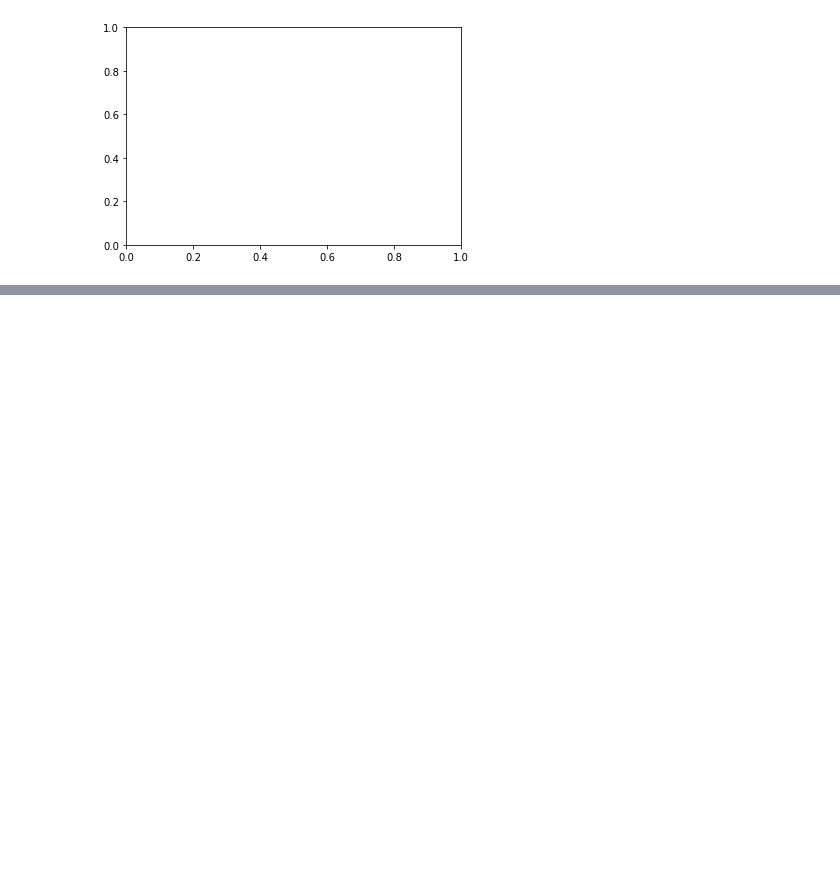
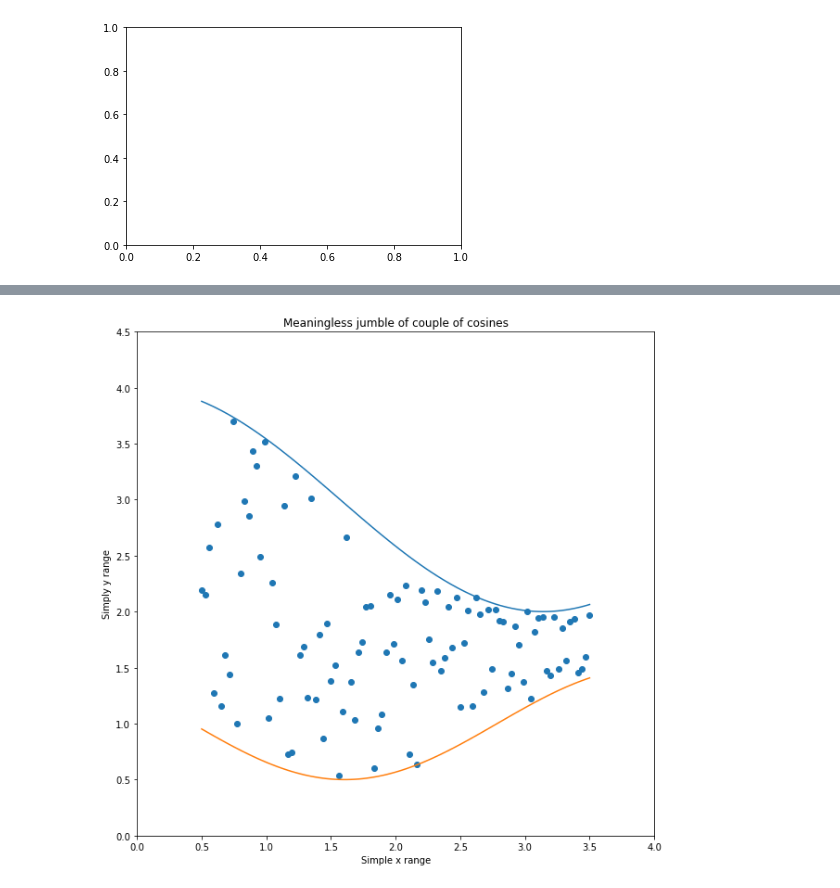
Before and after one commit to Poissonza/Python-Tutorial-Notes, a Jupyter notebook: 4. Matplotlib.ipynb, the cells around one changed output, grey strips where cells are left out. Saved outputs shown, nothing was run; the diff lists cells and outputs as text; code cells hidden in the pictures; blank space fills up the shorter version.

```diff
--- a/4. Matplotlib.ipynb
+++ b/4. Matplotlib.ipynb
@@ -60,0 +195,12 @@ All of the plotting functions expect **numpy.array** or **numpy.ma.masked_array*
+# %%
+plt.setp(
+    ax,
+    xlabel="Simple x range",
+    ylabel="Simply y range",
+    title="Meaningless jumble of couple of cosines",
+    xlim=(0, 4),
+    ylim=(0, 4.5),
+)
+fig
+# %% [output]
+[figure, added]
```
Also changed, not shown: parts of 25 cells of this notebook.
